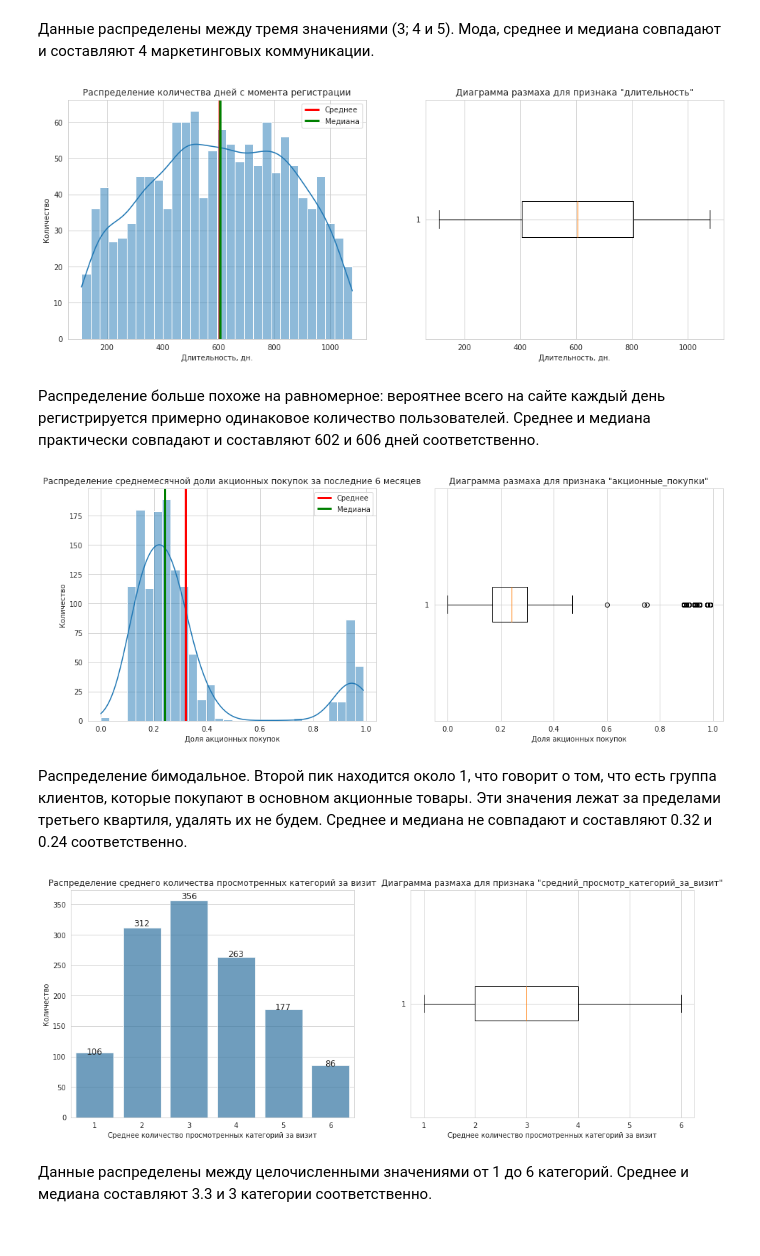
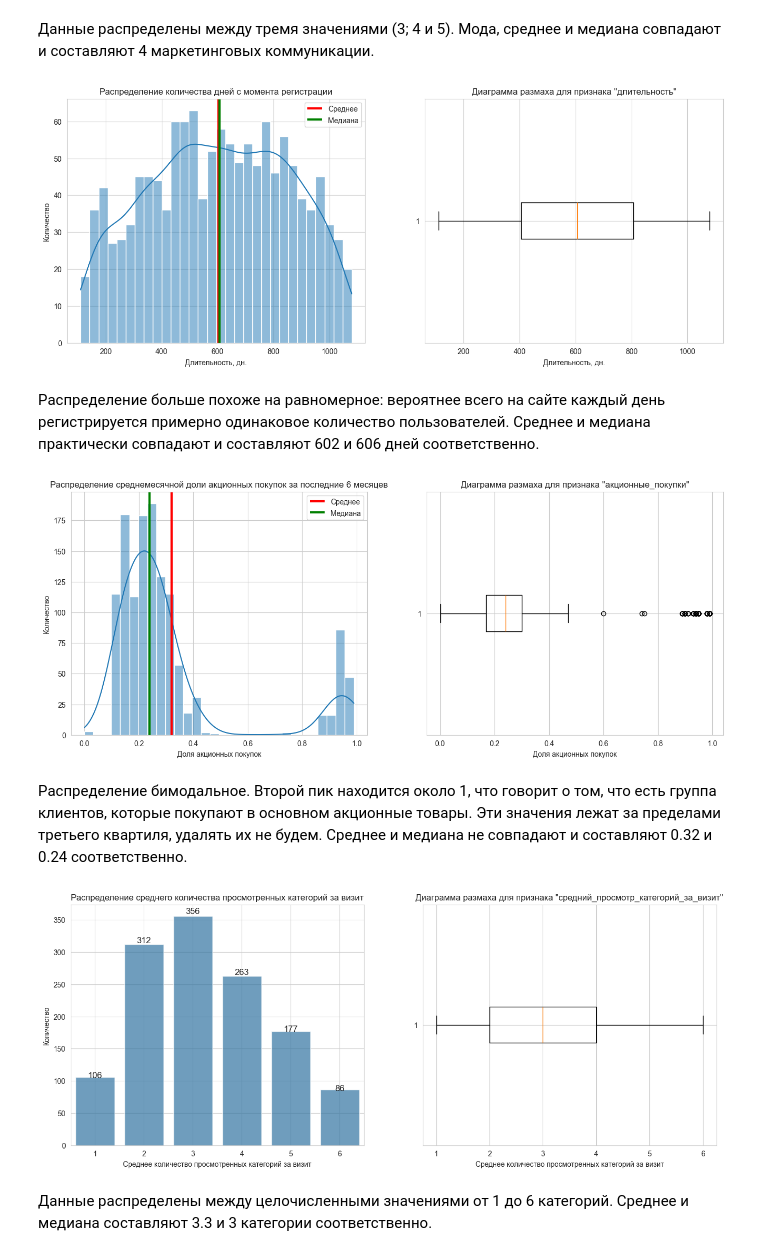
Before and after one commit to masleb/Project_7, a Jupyter notebook: Project_7_learning_with_a_teacher.ipynb, the cells around one changed output. Drawn from its saved outputs; the diff is of its cells as text; code cells hidden in the pictures.

```diff
--- a/Project_7_learning_with_a_teacher.ipynb
+++ b/Project_7_learning_with_a_teacher.ipynb
@@ -120,10 +112,10 @@ TEST_SIZE = 0.25
 # %% [markdown]
 Загрузим файлы с данными.
 # %%
-market_file = pd.read_csv('/datasets/market_file.csv')
-market_money = pd.read_csv('/datasets/market_money.csv')
-market_time = pd.read_csv('/datasets/market_time.csv')
-money = pd.read_csv('/datasets/money.csv', sep=';', decimal=',')
+market_file = pd.read_csv('./data/market_file.csv')
+market_money = pd.read_csv('./data/market_money.csv')
+market_time = pd.read_csv('./data/market_time.csv')
+money = pd.read_csv('./data/money.csv', sep=';', decimal=',')
 # %%
 def info_df(df):
     '''
@@ -432,7 +424,7 @@ array(['текущий_месяц', 'предыдущий_месяц'], dtype=ob
 # %% [markdown]
 ## 3. Исследовательский анализ данных
 # %%
-def numerical_plot(data, title_1, xlabel, title_2, option=1):
+def numerical_plot(data, title_1, xlabel, title_2, feature=None, option=1):
     '''
     Строит гистограмму для непрерывных признаков (option=1) или
     столбчатую диаграмму для дискретных признаков (option=2)
@@ -450,12 +442,18 @@ def numerical_plot(data, title_1, xlabel, title_2, option=1):
         ax[0].set_xlabel(xlabel)
         ax[0].set_ylabel('Количество')
         ax[0].legend()
+        ax[0].grid(True)
+
+        ax[1].boxplot(data, vert=False)
+        ax[1].set_title(title_2)
+        ax[1].set_xlabel(xlabel)
 
     if option == 2:
-        sns.countplot(data, ax=ax[0], color='#1f77b4', alpha=0.7)
+        sns.countplot(data, x=feature, ax=ax[0], color='#1f77b4', alpha=0.7)
         ax[0].set_title(title_1)
         ax[0].set_xlabel(xlabel)
         ax[0].set_ylabel('Количество')
+        ax[0].grid(True)
 
         for p in ax[0].patches:
             width, height = p.get_width(), p.get_height()
@@ -467,10 +465,11 @@ def numerical_plot(data, title_1, xlabel, title_2, option=1):
                        verticalalignment='center',
                        fontsize=12)
 
-    ax[1].boxplot(data, vert=False)
-    ax[1].set_title(title_2)
-    ax[1].set_xlabel(xlabel)
+        ax[1].boxplot(data[feature], vert=False)
+        ax[1].set_title(title_2)
+        ax[1].set_xlabel(xlabel)
 
+    plt.grid(True)
     plt.show()
 
 def categoriсal_plot(data, title, ylabel):
@@ -541,7 +540,7 @@ numerical_plot(
     'Длительность, дн.',
     'Диаграмма размаха для признака "длительность"')
 # %% [output]
-[figure, old version]
+[figure, new version]
 # %% [markdown]
 Распределение больше похоже на равномерное: вероятнее всего на сайте каждый день регистрируется примерно одинаковое количество пользователей. Среднее и медиана практически совпадают и составляют 602 и 606 дней соответственно.
 # %%
@@ -551,17 +550,17 @@ numerical_plot(
     'Доля акционных покупок',
     'Диаграмма размаха для признака "акционные_покупки"')
 # %% [output]
-[figure, old version]
+[figure, new version]
 # %% [markdown]
 Распределение бимодальное. Второй пик находится около 1, что говорит о том, что есть группа клиентов, которые покупают в основном акционные товары. Эти значения лежат за пределами третьего квартиля, удалять их не будем. Среднее и медиана не совпадают и составляют 0.32 и 0.24 соответственно.
 # %%
 numerical_plot(
-    market_file['средний_просмотр_категорий_за_визит'],
+    market_file,
     'Распределение среднего количества просмотренных категорий за визит',
     'Среднее количество просмотренных категорий за визит',
-    'Диаграмма размаха для признака "средний_просмотр_категорий_за_визит"', option=2)
+    'Диаграмма размаха для признака "средний_просмотр_категорий_за_визит"', feature='средний_просмотр_категорий_за_визит', option=2)
 # %% [output]
-[figure, old version]
+[figure, new version]
 # %% [markdown]
 Данные распределены между целочисленными значениями от 1 до 6 категорий. Среднее и медиана составляют 3.3 и 3 категории соответственно.
 # %%
```
Also changed, not shown: parts of 31 cells of this notebook.
